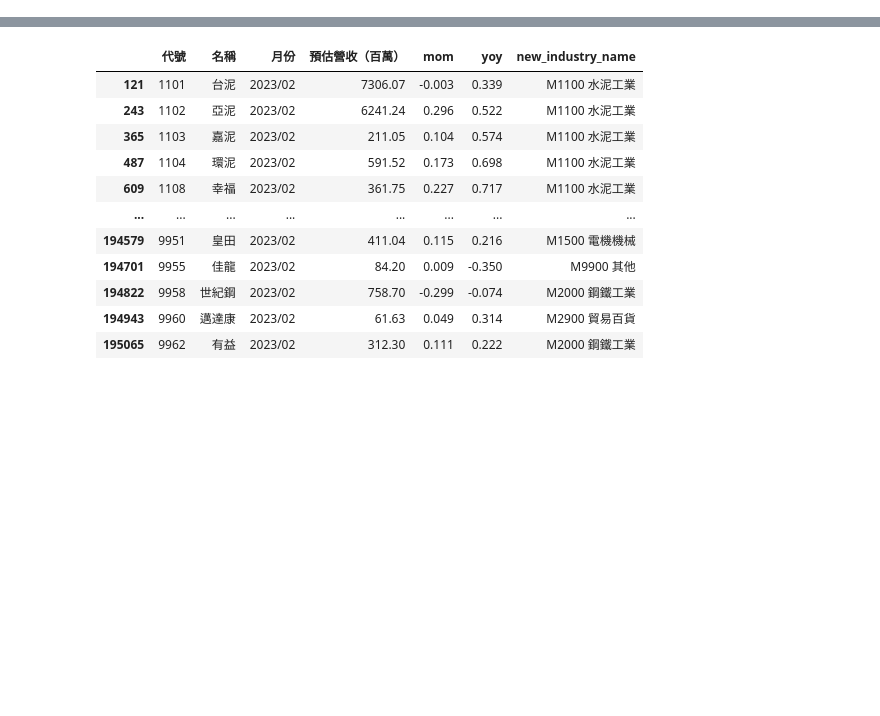
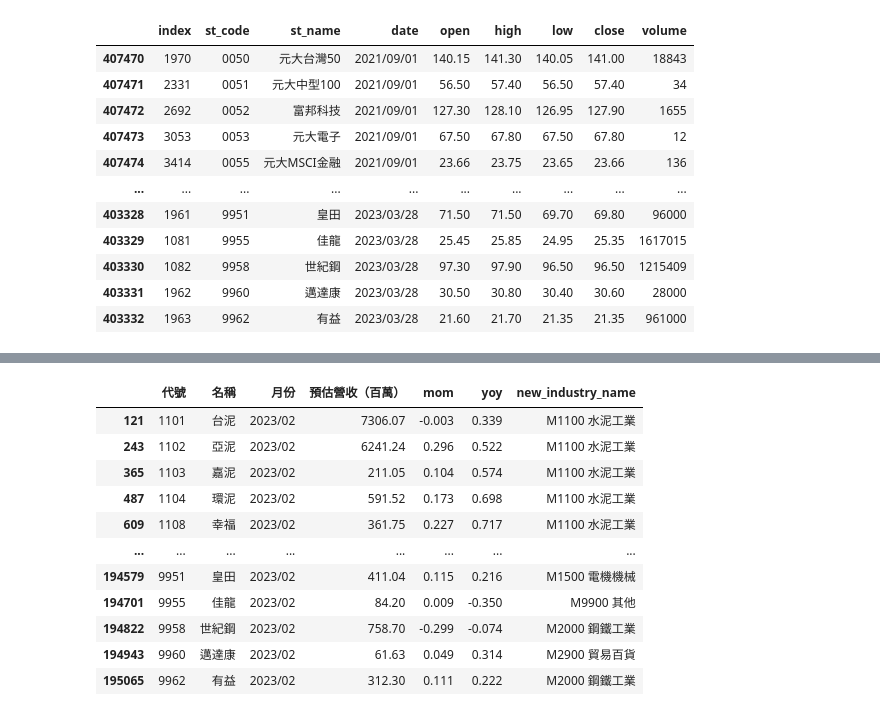
Before and after one commit to Cyu41/Revenue, a Jupyter notebook: Predict_REV/Untitled.ipynb, the cells around one changed output, grey strips where cells are left out. Cells and saved outputs as stored; diff of their text form; code cells hidden in the pictures; blank space fills up the shorter version.

```diff
--- a/Predict_REV/Untitled.ipynb
+++ b/Predict_REV/Untitled.ipynb
@@ -42,0 +355,13 @@ FROM tej_revenue
+# %%
+cluster = pd.read_csv('/Users/yuchun/Revenue/ML_Cluster/cluster_industry.csv')
+cluster = cluster.loc[:, ['歆凱分組', '代號']].rename({'代號':'st_code'}, axis=1)
+industry = pd.read_csv('/Users/yuchun/Revenue/Predict_REV/industry.csv')
+group = pd.merge(industry, cluster, on='st_code', how='left')
+
+group.st_code = group.st_code.astype(str)
+
+# today_daily_trading = """
+# SELECT *
+# FROM daily_trading
+# WHERE date > '{}';
+# """.format(today)
@@ -42,0 +399,72 @@ FROM tej_revenue
+# %%
+"""
+更新個股每日收盤資訊
+"""
+daily_trading_db = pd.read_sql('stock_daily_trading', engine).sort_values(['date', 'st_code'])
+daily_trading_db = daily_trading_db.drop_duplicates()
+daily_trading_db.date = pd.to_datetime(daily_trading_db.date).dt.strftime('%Y/%m/%d')
+
+
+today = datetime.datetime.today().strftime("%Y/%m/%d")
+otc_year = datetime.datetime.today().year - 1911
+otc_date = str(otc_year) + '/' + datetime.datetime.today().strftime("%Y/%m/%d")[5:]
+tse_date = ''.join(datetime.datetime.today().strftime("%Y/%m/%d").split('/'))
+
+tse_url = 'https://www.twse.com.tw/rwd/zh/afterTrading/MI_INDEX?date=' + tse_date + '&type=ALLBUT0999&response=html'
+otc_url = 'https://www.tpex.org.tw/web/stock/aftertrading/otc_quotes_no1430/stk_wn1430_result.php?l=zh-tw&o=htm&d=' + otc_date + '&se=EW&s=0,asc,0'
+tse = pd.read_html(tse_url)[-1]
+otc = pd.read_html(otc_url)[0]
+tse.columns = tse.columns.droplevel(level=0)
+otc.columns = otc.columns.droplevel(level=0)
+otc = otc[otc['次日漲停價'].isna() == False]             # 把總共筆數刪掉
+
+otc['date'] = today
+tse['date'] = today
+
+otc = otc.loc[:, ['代號','名稱','date','開盤','最高','最低','收盤','成交股數']]
+otc = otc.set_axis(['st_code', 'st_name', 'date', 'open', 'high', 'low', 'close', 'volume'], axis=1)
+tse = tse.loc[:, ['證券代號','證券名稱','date','開盤價','最高價','最低價','收盤價','成交股數']]
+tse = tse.set_axis(['st_code', 'st_name', 'date', 'open', 'high', 'low', 'close', 'volume'], axis=1)
+tse = tse[(tse.open != '--') & (tse.close != '--') & (tse.open != '----')]
+otc = otc[(otc.open != '--') & (otc.close != '--') & (otc.open != '----')]
+
+daily_trading_update = pd.concat([tse, otc], axis=0)
+db_today = daily_trading_db[daily_trading_db.date == today]
+daily_trading_update = daily_trading_update[~daily_trading_update.st_code.isin(db_today[db_today.date == today].st_code)]
+
+if daily_trading_update.shape[0] > 0:
+    daily_trading_update.to_sql('stock_daily_trading', engine, if_exists='append')
+else:
+    pass
+
+print('完成每日更新個股收盤資訊')
+
+
+"""
+機器學習分組相關
+"""
+def latest_return(data):
+    data['近一日漲跌％'] = round(data.close.pct_change(1)*100, 2)
+    data['近一週漲跌％'] = round(data.close.pct_change(5)*100, 2)
+    data['近一月漲跌％'] = round(data.close.pct_change(20)*100, 2)
+    return data
+
+ml_db = daily_trading_db[daily_trading_db.st_code.isin(group.st_code) == True].drop('index', axis=1)
+ml_db = ml_db.groupby('st_code', as_index=False).apply(latest_return)
+
+"""
+最新的分組報酬
+"""
+ml_latest_return = df.drop_duplicates('st_code', keep='last').loc[:, ['st_code', '近一日漲跌％', '近一週漲跌％', '近一月漲跌％']]
+ml_latest_return = pd.merge(group, ml_latest_return, on='st_code', how='left')
+ml_latest_return.to_csv('/Users/yuchun/Revenue/Web2/models/ml_latest_return.csv',
+                        encoding='utf_8_sig', header=True)
+
+"""
+近一年的日報酬，繪圖用
+"""
+year_ago_date = ml_db.date.sort_values().drop_duplicates().tail(252).head(1).values[0]
+latest_year_return = ml_db[ml_db.date >= year_ago_date].loc[:, ['st_code', '近一日漲跌％']]
+latest_year_return.to_csv('/Users/yuchun/Revenue/Web2/models/latest_year_return.csv',
+                          encoding='utf_8_sig', header=True, index=False)
+# %% [output]
@@ -42,0 +488,12 @@ FROM tej_revenue
+|  | index | st_code | st_name | date | open | high | low | close | volume |
+| 407470 | 1970 | 0050 | 元大台灣50 | 2021/09/01 | 140.15 | 141.30 | 140.05 | 141.00 | 18843 |
+| 407471 | 2331 | 0051 | 元大中型100 | 2021/09/01 | 56.50 | 57.40 | 56.50 | 57.40 | 34 |
+| 407472 | 2692 | 0052 | 富邦科技 | 2021/09/01 | 127.30 | 128.10 | 126.95 | 127.90 | 1655 |
+| 407473 | 3053 | 0053 | 元大電子 | 2021/09/01 | 67.50 | 67.80 | 67.50 | 67.80 | 12 |
+| 407474 | 3414 | 0055 | 元大MSCI金融 | 2021/09/01 | 23.66 | 23.75 | 23.65 | 23.66 | 136 |
+| ... | ... | ... | ... | ... | ... | ... | ... | ... | ... |
+| 403328 | 1961 | 9951 | 皇田 | 2023/03/28 | 71.50 | 71.50 | 69.70 | 69.80 | 96000 |
+| 403329 | 1081 | 9955 | 佳龍 | 2023/03/28 | 25.45 | 25.85 | 24.95 | 25.35 | 1617015 |
+| 403330 | 1082 | 9958 | 世紀鋼 | 2023/03/28 | 97.30 | 97.90 | 96.50 | 96.50 | 1215409 |
+| 403331 | 1962 | 9960 | 邁達康 | 2023/03/28 | 30.50 | 30.80 | 30.40 | 30.60 | 28000 |
+| 403332 | 1963 | 9962 | 有益 | 2023/03/28 | 21.60 | 21.70 | 21.35 | 21.35 | 961000 |
```
Also changed, not shown: parts of 15 cells of this notebook, 41 other files.
